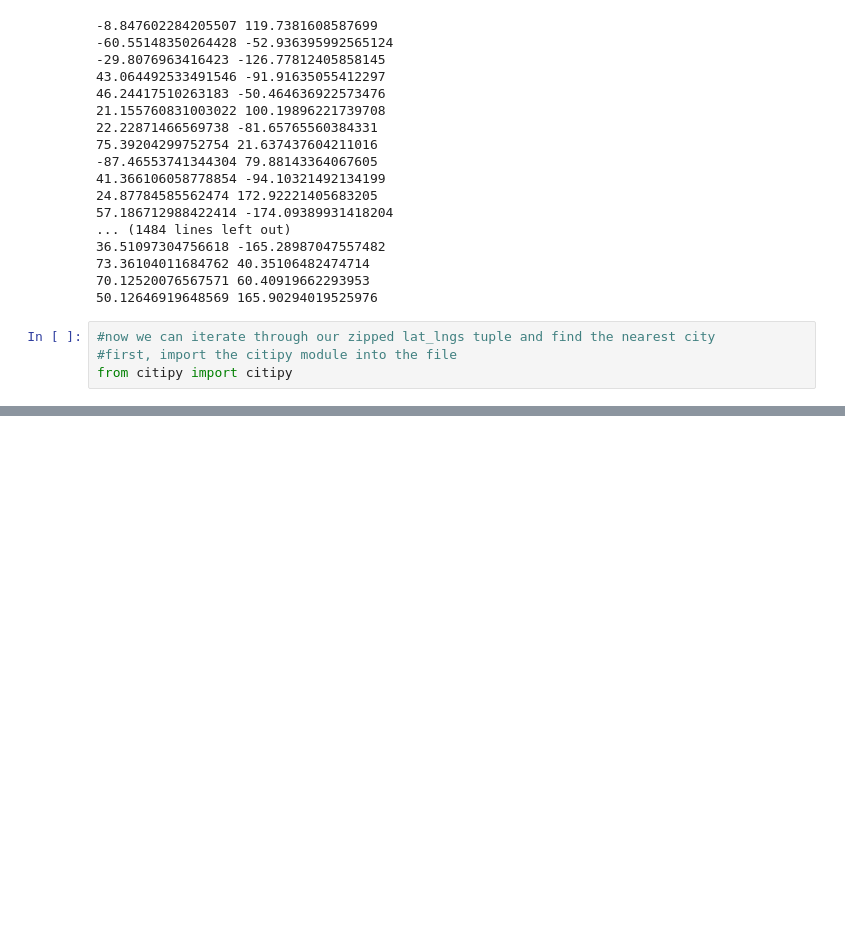
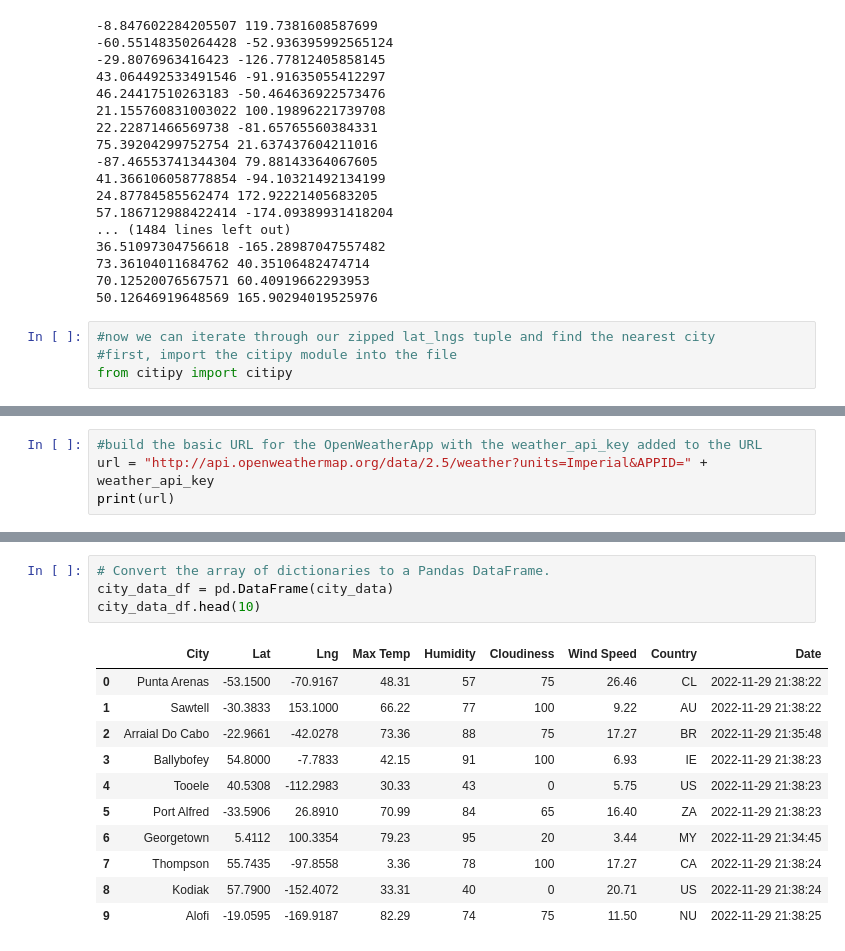
Before and after one commit to TurnerE8/World_Weather_Analysis, a Jupyter notebook: WeatherPy.ipynb, the cells around one changed output, grey strips where cells are left out. Saved outputs shown, nothing was run; the diff lists cells and outputs as text; blank space fills up the shorter version.

```diff
--- a/WeatherPy.ipynb
+++ b/WeatherPy.ipynb
@@ -63,0 +66,4 @@ len(cities)
+# %%
+#build the basic URL for the OpenWeatherApp with the weather_api_key added to the URL
+url = "http://api.openweathermap.org/data/2.5/weather?units=Imperial&APPID=" + weather_api_key
+print(url)
@@ -63,0 +163,16 @@ len(cities)
+# %%
+# Convert the array of dictionaries to a Pandas DataFrame.
+city_data_df = pd.DataFrame(city_data)
+city_data_df.head(10)
+# %% [output]
+|  | City | Lat | Lng | Max Temp | Humidity | Cloudiness | Wind Speed | Country | Date |
+| 0 | Punta Arenas | -53.1500 | -70.9167 | 48.31 | 57 | 75 | 26.46 | CL | 2022-11-29 21:38:22 |
+| 1 | Sawtell | -30.3833 | 153.1000 | 66.22 | 77 | 100 | 9.22 | AU | 2022-11-29 21:38:22 |
+| 2 | Arraial Do Cabo | -22.9661 | -42.0278 | 73.36 | 88 | 75 | 17.27 | BR | 2022-11-29 21:35:48 |
+| 3 | Ballybofey | 54.8000 | -7.7833 | 42.15 | 91 | 100 | 6.93 | IE | 2022-11-29 21:38:23 |
+| 4 | Tooele | 40.5308 | -112.2983 | 30.33 | 43 | 0 | 5.75 | US | 2022-11-29 21:38:23 |
+| 5 | Port Alfred | -33.5906 | 26.8910 | 70.99 | 84 | 65 | 16.40 | ZA | 2022-11-29 21:38:23 |
+| 6 | Georgetown | 5.4112 | 100.3354 | 79.23 | 95 | 20 | 3.44 | MY | 2022-11-29 21:34:45 |
+| 7 | Thompson | 55.7435 | -97.8558 | 3.36 | 78 | 100 | 17.27 | CA | 2022-11-29 21:38:24 |
+| 8 | Kodiak | 57.7900 | -152.4072 | 33.31 | 40 | 0 | 20.71 | US | 2022-11-29 21:38:24 |
+| 9 | Alofi | -19.0595 | -169.9187 | 82.29 | 74 | 75 | 11.50 | NU | 2022-11-29 21:38:25 |
```
Also changed, not shown: parts of 8 cells of this notebook.
